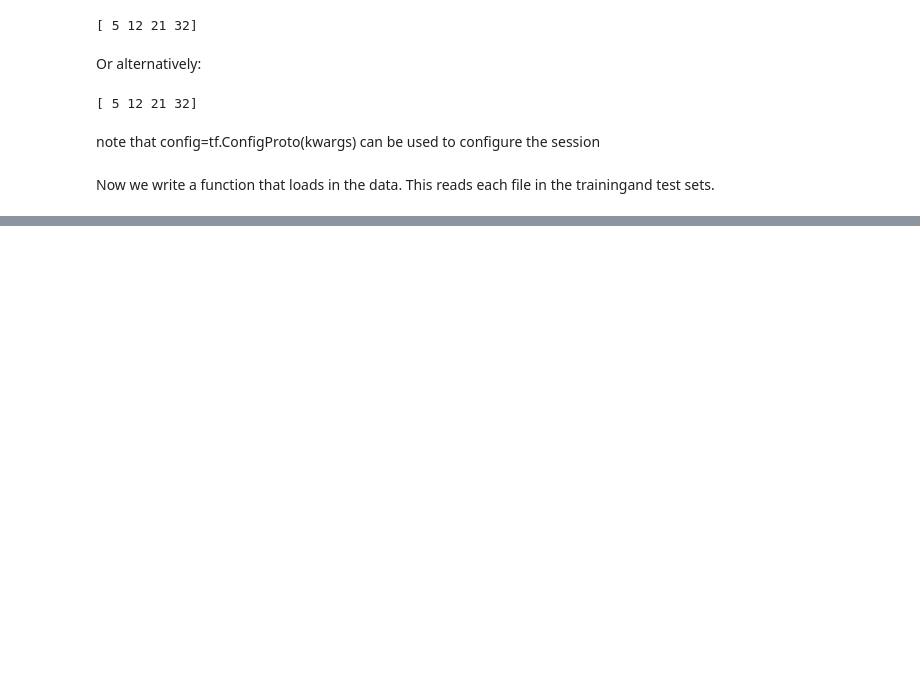
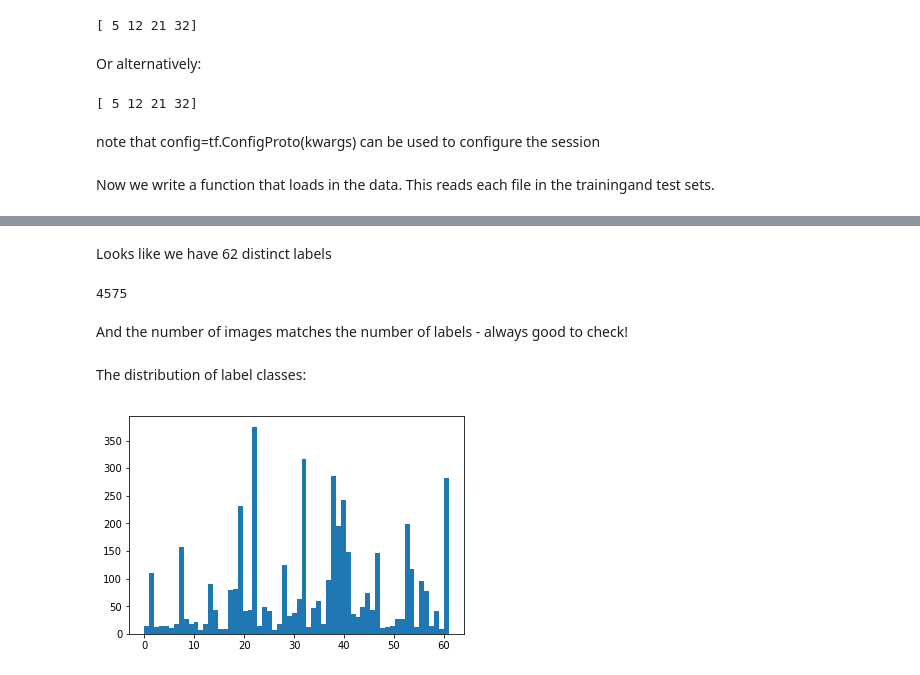
Before and after one commit to katelynrwalker/tensorflow_streetsigns, a Jupyter notebook: streetsign_id.ipynb, the cells around one changed output, grey strips where cells are left out. Drawn from its saved outputs; the diff is of its cells as text; code cells hidden in the pictures; blank space fills up the shorter version.

Commit message:
visualizing the signs

```diff
--- a/streetsign_id.ipynb
+++ b/streetsign_id.ipynb
@@ -87,0 +59,3 @@ labels[0]
+# %%
+images = np.array(images)
+labels = np.array(labels)
@@ -87,0 +68,10 @@ labels[0]
+# %% [markdown]
+Looks like we have 62 distinct labels
+# %%
+print(images.size)
+# %% [output]
+4575
+# %% [markdown]
+And the number of images matches the number of labels - always good to check!
+# %% [markdown]
+The distribution of label classes:
@@ -87,0 +80,5 @@ labels[0]
+# %%
+plt.hist(labels, 62)
+plt.show()
+# %% [output]
+[figure, added]
```
Also changed, not shown: parts of 12 cells of this notebook.
